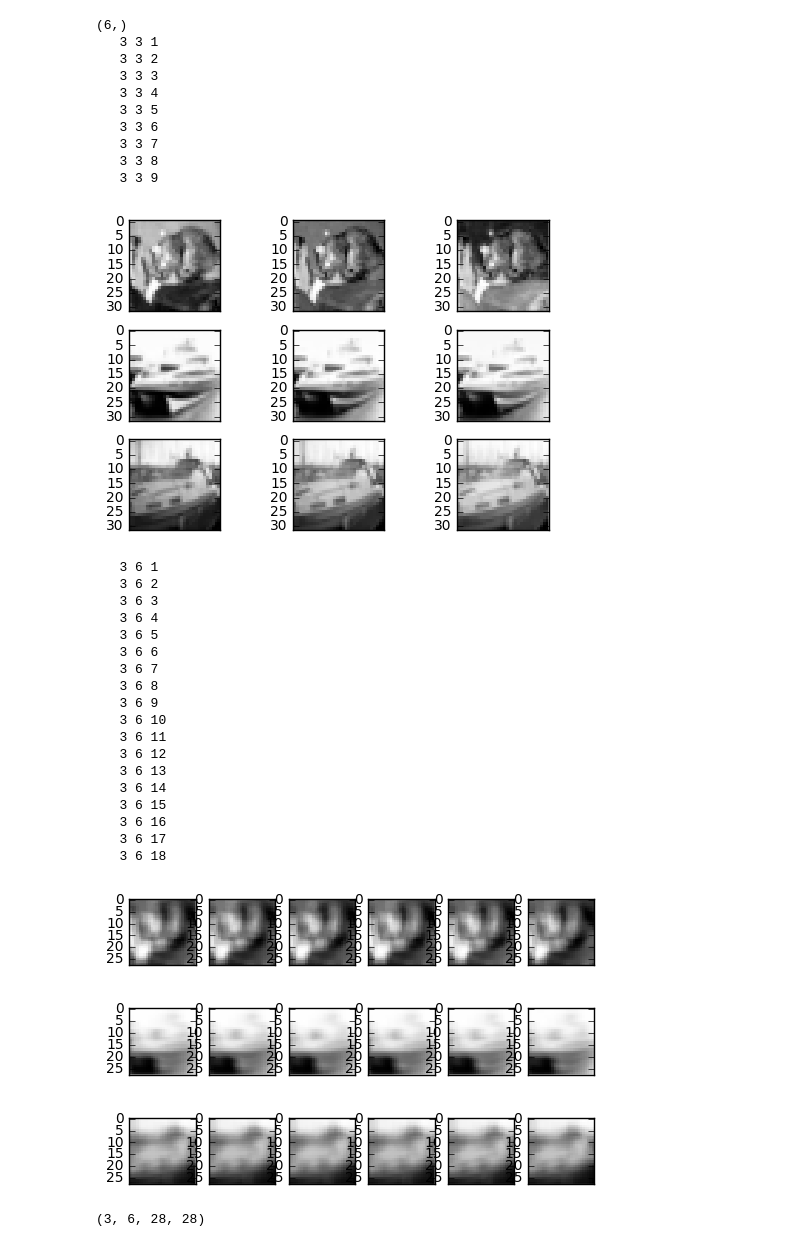
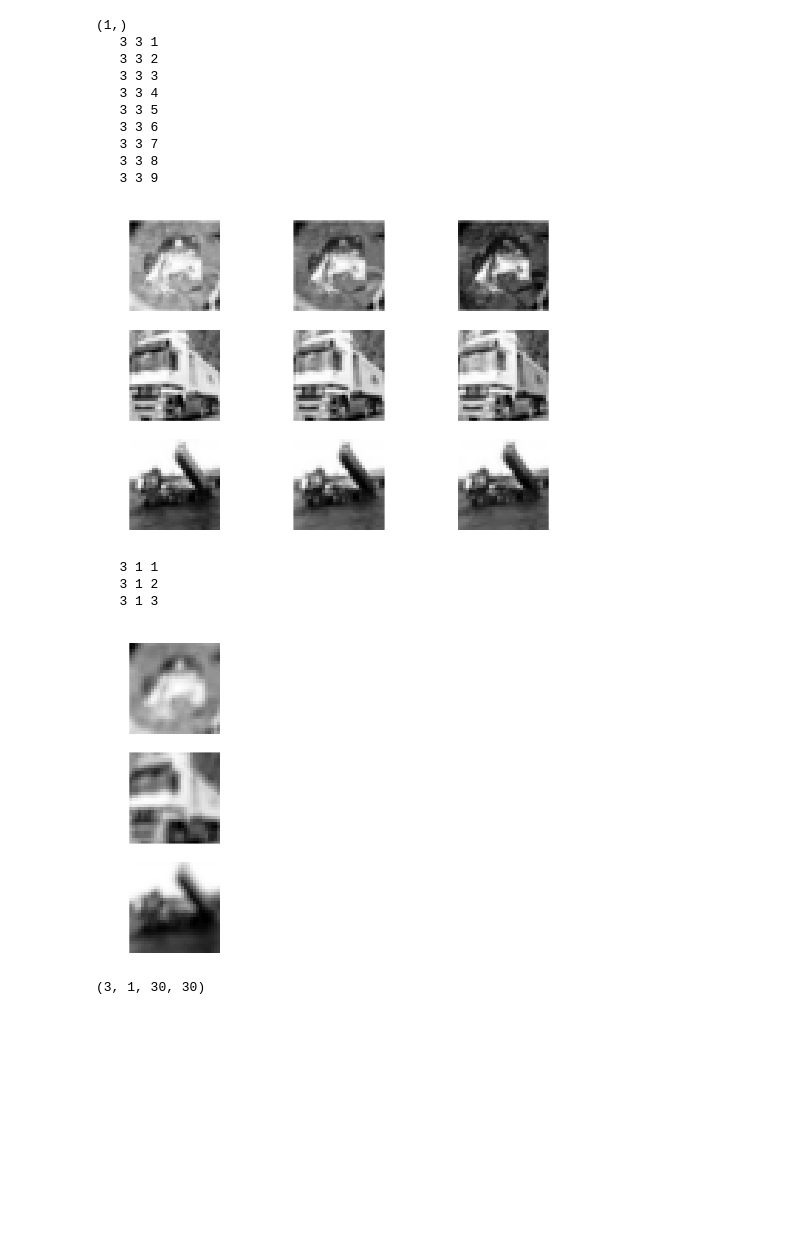
Before and after one commit to botcs/deepscratch, a Jupyter notebook: demo/cifar/conv_probe.ipynb, the cells around one changed output. Drawn from its saved outputs; the diff is of its cells as text; code cells hidden in the pictures; blank space fills up the shorter version.

```diff
--- a/demo/cifar/conv_probe.ipynb
+++ b/demo/cifar/conv_probe.ipynb
@@ -23,6 +23,7 @@ L2 = False
 L05 = False
 netname = 'conv5-3x3-maxpool-100'
 data_source = "https://www.cs.toronto.edu/~kriz/cifar-10-python.tar.gz"
+
 def loadcifar():
     import cPickle
     import os.path
@@ -46,9 +47,9 @@ def loadcifar():
     f = open('./cifar-10-batches-py/data_batch_1', 'rb')
     train = cPickle.load(f)
     f.close()
-    train_data = train['data'][:1000].reshape(-1,3,32,32).astype(float)
+    train_data = train['data'].reshape(-1,3,32,32).astype(float)
     train_data /= 255.
-    label = np.array(train['labels'][:1000])
+    label = np.array(train['labels'])
     train_onehot = np.zeros((label.size, label.max() + 1))
     train_onehot[np.arange(label.size), label] = 1
 
@@ -72,12 +73,8 @@ train, test = loadcifar()
 print 'Constructing network...'
 #########################
 # NETWORK DEFINITION
-nn = nm.network(in_shape=train[0][0].shape, criterion='softmax')
-nn.add_conv(6, (5,5))
-nn.add_maxpool()
-nn.add_activation('tanh')
-nn.add_shaper(np.prod(nn[-1].shape))
-nn.add_full(10, sharp=True)
+nn = nm.network(in_shape=train[0][0].shape, criterion='MSE')
+nn.add_conv(1, (3,3))
 #########################
 print nn
 
@@ -88,11 +85,12 @@ def print_test():
     print ' --- Epoch: ', nn.last_epoch, ' error: ',\
           nn.output.get_crit(train[0][0:16], train[1][0:16]).mean()
 
-print 'Training network', netname
+print 'Working with network:', netname
 def train_net():
+  print 'Working with network:', netname
   nn.SGD(train_policy=nn.fix_epoch,
          training_set=train,
-         batch=128, rate=0.05, epoch_call_back=print_test, epoch=10)
+         batch=128, rate=0.5, epoch_call_back=print_test, epoch=10)
 
 
   print 'Saving results to {}.res'.format(netname)
@@ -110,11 +108,16 @@ def loadnetwork(network_source):
 
 def imshow(im, cmap='Greys_r', interpol='None'):
 
+    if len(im.shape) == 2:
+        plt.imshow(im.squeeze(), cmap=cmap, interpolation=interpol)
+        plt.axis('off')
+
     if len(im.shape) == 3:
         for i, x in enumerate(im, 1):
             plt.subplot(1, len(im), i)
             plt.imshow(x.squeeze(), cmap=cmap, interpolation=interpol)
             plt.gca().xaxis.set_major_locator(plt.NullLocator())
+            plt.axis('off')
     if len(im.shape) == 4:
         for irow, xrow in enumerate(im, 0):
             for icol, x in enumerate(xrow, 1):
@@ -122,19 +125,38 @@ def imshow(im, cmap='Greys_r', interpol='None'):
                 plt.subplot(len(im), len(xrow), irow * len(xrow) + icol)
                 plt.imshow(x.squeeze(), cmap=cmap, interpolation=interpol)
                 plt.gca().xaxis.set_major_locator(plt.NullLocator())
+                plt.axis('off')
+
+    if len(im.shape) == 5:
+        for irow, xrow in enumerate(im, 0):
+            for icol, x in enumerate(xrow, 1):
+                print '\r  ', len(im), len(xrow), irow * len(xrow) + icol
+                plt.subplot(len(im), len(xrow), irow * len(xrow) + icol)
+                plt.imshow(x.squeeze(), cmap=cmap, interpolation=interpol)
+                plt.gca().xaxis.set_major_locator(plt.NullLocator())
+                plt.axis('off')
+
     plt.show()
     return im.shape
 
 
 def visualise_layer(lay_ind=4, top=9, iterations=1000):
     test = nn.grad_ascent(lay_ind, train[0], top, iterations)\
-             .reshape((top,) + nn[lay_ind].shape + (28, 28))
+             .reshape((top,) + nn[lay_ind].shape + (3, 32, 32))
     test = np.concatenate((test, test.mean(axis=0)[np.newaxis, :]), axis=0)
     return test
 
 
 def max_act(lay_ind, top=9):
     return test[0][nn.max_act(lay_ind, test[0], top)].squeeze()
+
+def gradient_check(eps=0.001):
+    nn[1].kernels[0,0,0,0] += eps
+    dp = nn.output.get_crit(test[0][0], test[1][0])[0]
+    nn[1].kernels[0,0,0,0] -= 2 * eps
+    dm = nn.output.get_crit(test[0][0], test[1][0])[0]
+    nn[1].kernels[0,0,0,0] += eps
+    return (dp-dm)/2/eps
 # %% [output]
 Loading CIFAR images...
 Constructing network...
@@ -156,36 +177,22 @@ Training network conv5-3x3-maxpool-100
 # %%
 print nn[1].bias.shape
+nn.get_output(train[0][:3])
 imshow(nn[0].output[:3])
 imshow(nn[1].output[:3])
 # %% [output]
-(6,)
+(1,)
    3 3 1
    3 3 2
    3 3 3
    3 3 4
    3 3 5
    3 3 6
    3 3 7
    3 3 8
    3 3 9
-[figure, old version]
+[figure, new version]
-   3 6 1
-   3 6 2
-   3 6 3
-   3 6 4
-   3 6 5
-   3 6 6
-   3 6 7
-   3 6 8
-   3 6 9
-   3 6 10
-   3 6 11
-   3 6 12
-   3 6 13
-   3 6 14
-   3 6 15
-   3 6 16
-   3 6 17
-   3 6 18
+   3 1 1
+   3 1 2
+   3 1 3
-[figure, old version]
+[figure, new version]
-(3, 6, 28, 28)
+(3, 1, 30, 30)
```
Also changed, not shown: parts of 1 cell of this notebook, 7 other files.
